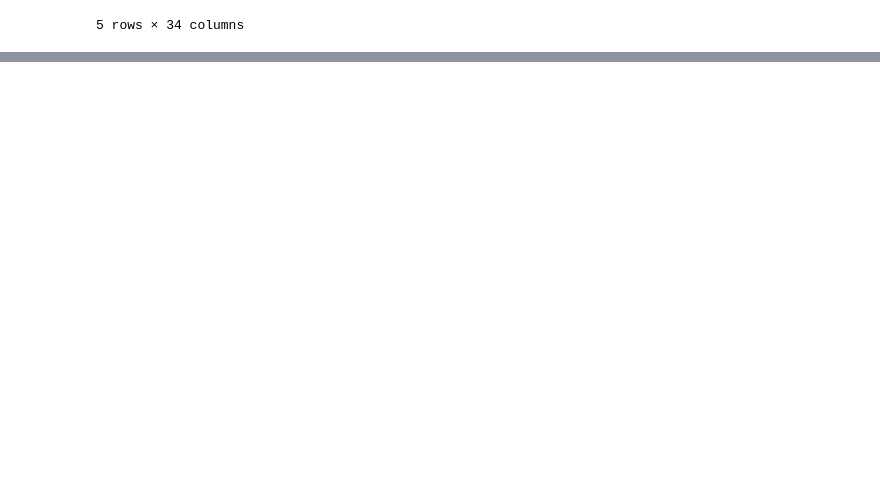
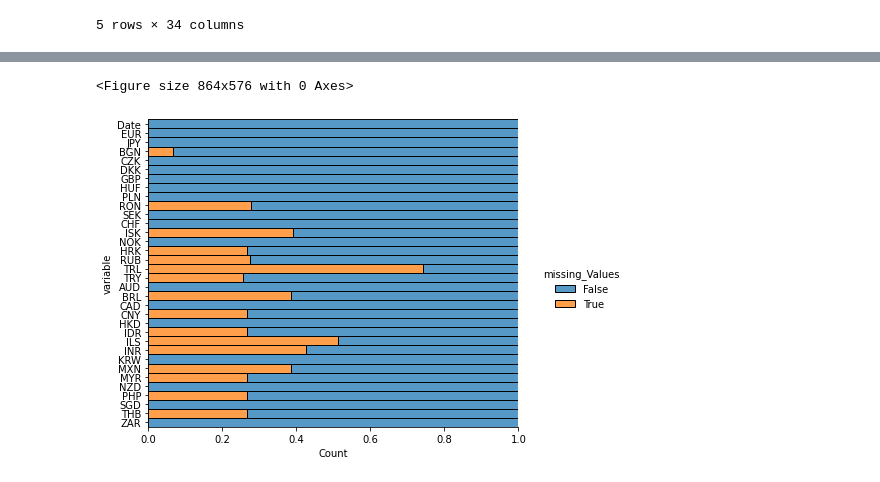
Before and after one commit to TharinduBalasooriya/ML_Assignment2_IT19122656_IT18408584_IT19193632_IT19170008, a Jupyter notebook: EURO_FOREX_RATE_PREDICTION.ipynb, the cells around one changed output, grey strips where cells are left out. Drawn from its saved outputs; the diff is of its cells as text; code cells hidden in the pictures; blank space fills up the shorter version.

Commit message:
IT19122656_Drop First Row and Visualizing Missing Values

```diff
--- a/EURO_FOREX_RATE_PREDICTION.ipynb
+++ b/EURO_FOREX_RATE_PREDICTION.ipynb
@@ -25,3 +25,6 @@ forex_data.head()
 | 3 | 2022-05-18 | 1.0523 | 0.007751178550383029 | 0.5380406994580224 | 0.0426948513003611 | 0.14140206130154934 | 1.2428250856265501 | 0.002748380693689929 | 0.2265788170445492 | 0.2127018777919269 | ... | ... |
 | 4 | 2022-05-17 | 1.0541 | 0.007732541079812207 | 0.538961038961039 | 0.042655390093881515 | 0.14165345230736154 | 1.2489336492890997 | 0.0027287082578307015 | 0.22674668731715714 | 0.21304418125227376 | ... | ... |
 5 rows × 34 columns
+# %%
+#Remove First Row
+forex_data =  forex_data.drop(0)
@@ -27,0 +41,8 @@ forex_data.head()
+# %%
+#Plot data to indentify missing values
+plt.figure(figsize=(12,8))
+sns.displot(data=forex_data.isna().melt(value_name="missing_Values"), y="variable",hue="missing_Values",multiple="fill",aspect=1.25)
+plt.savefig("visualizing_missing_data.png", dpi=100)
+# %% [output]
+<Figure size 864x576 with 0 Axes>
+[figure, added]
```
Also changed, not shown: parts of 1 cell of this notebook.
